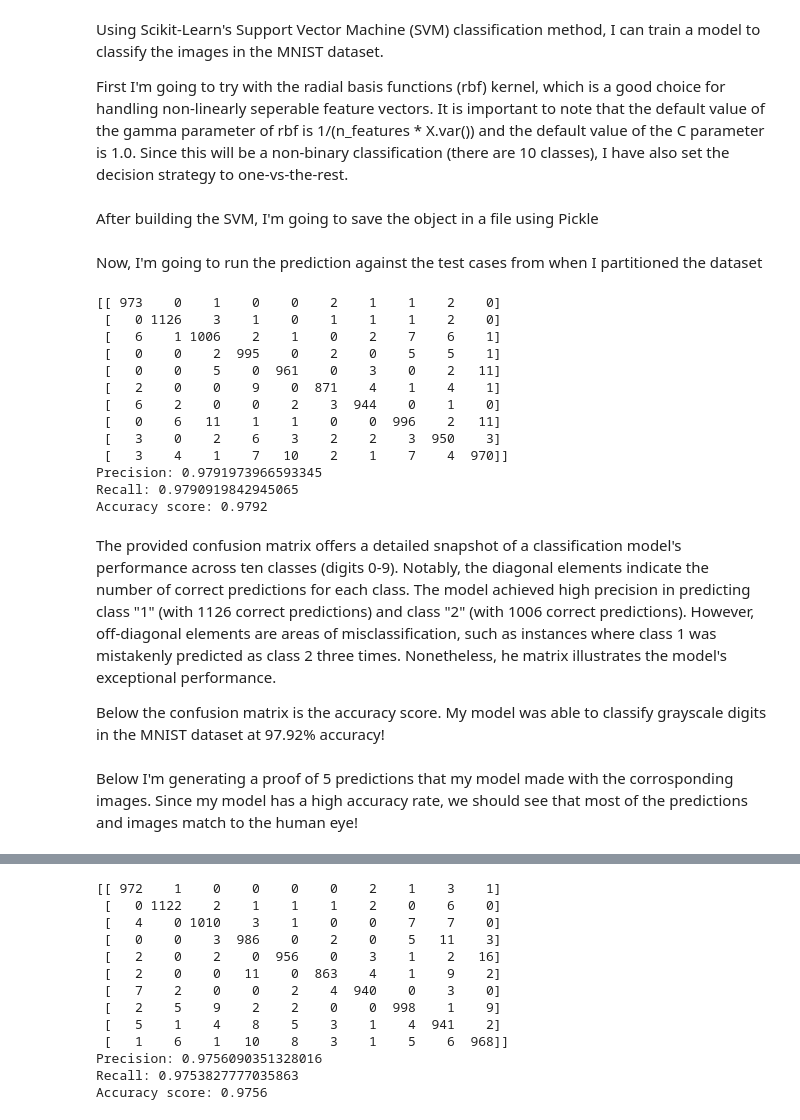
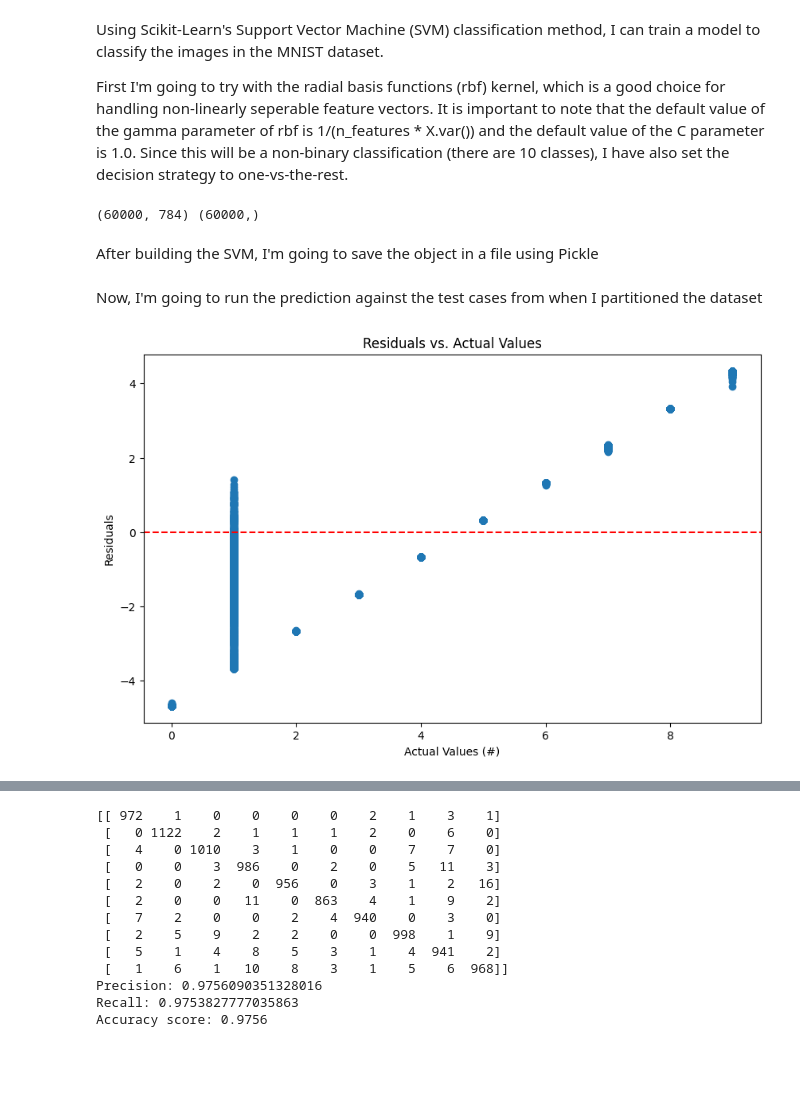
Before and after one commit to micahborg/MNIST_guesser, a Jupyter notebook: model_script.ipynb, the cells around one changed output, grey strips where cells are left out. Cells and saved outputs as stored; diff of their text form; code cells hidden in the pictures; blank space fills up the shorter version.

```diff
--- a/model_script.ipynb
+++ b/model_script.ipynb
@@ -38,13 +44,8 @@ Using Scikit-Learn's Support Vector Machine (SVM) classification method, I can t
 
 First I'm going to try with the radial basis functions (rbf) kernel, which is a good choice for handling non-linearly seperable feature vectors. It is important to note that the default value of the gamma parameter of rbf is 1/(n_features * X.var()) and the default value of the C parameter is 1.0. Since this will be a non-binary classification (there are 10 classes), I have also set the decision strategy to one-vs-the-rest.
 # %%
-from sklearn.svm import SVC
-from sklearn.multiclass import OneVsRestClassifier
-svm = SVC(kernel='rbf', decision_function_shape='ovr', random_state=0)
-svm = svm.fit(X_train, y_train) # train the model on the training data and use OneVsRestClassifier to handle multiclass classification
-
-# from svm import SVM
-# svm = SVM()
-# svm.fit(X_train, y_train)
+svm = SVR(kernel='rbf', C=1e3, gamma=0.1) # create a SVM model
+print(X_train.shape, y_train.shape)
+svm = svm.fit(X_train, y_train) # train the model on the training data
+# %% [output]
+(60000, 784) (60000,)
-# %% [markdown]
-After building the SVM, I'm going to save the object in a file using Pickle
@@ -53,0 +52,2 @@ pickle.dump(svm, open('svm_model.pkl', 'wb'))
+# %% [markdown]
+After building the SVM, I'm going to save the object in a file using Pickle
@@ -56,29 +60,13 @@ Now, I'm going to run the prediction against the test cases from when I partitio
 # %%
 y_pred = svm.predict(X_test)
 # %%
-from sklearn.metrics import confusion_matrix, accuracy_score, precision_score, recall_score
-cm = confusion_matrix(y_test, y_pred)
-print(cm)
-print("Precision:", precision_score(y_test, y_pred, average="macro"))
-print("Recall:", recall_score(y_test, y_pred, average="macro"))
-print("Accuracy score:", accuracy_score(y_test, y_pred))
+residuals = y_test - y_pred
+plt.figure(figsize=(10, 6))
+plt.scatter(y_test, residuals)
+plt.title('Residuals vs. Actual Values')
+plt.xlabel('Actual Values (#)')
+plt.ylabel('Residuals')
+plt.axhline(y=0, color='r', linestyle='--')
+plt.show()
 # %% [output]
-[[ 973    0    1    0    0    2    1    1    2    0]
- [   0 1126    3    1    0    1    1    1    2    0]
- [   6    1 1006    2    1    0    2    7    6    1]
- [   0    0    2  995    0    2    0    5    5    1]
- [   0    0    5    0  961    0    3    0    2   11]
- [   2    0    0    9    0  871    4    1    4    1]
- [   6    2    0    0    2    3  944    0    1    0]
- [   0    6   11    1    1    0    0  996    2   11]
- [   3    0    2    6    3    2    2    3  950    3]
- [   3    4    1    7   10    2    1    7    4  970]]
-Precision: 0.9791973966593345
-Recall: 0.9790919842945065
-Accuracy score: 0.9792
+[figure, added]
-# %% [markdown]
-The provided confusion matrix offers a detailed snapshot of a classification model's performance across ten classes (digits 0-9). Notably, the diagonal elements indicate the number of correct predictions for each class. The model achieved high precision in predicting class "1" (with 1126 correct predictions) and class "2" (with 1006 correct predictions). However, off-diagonal elements are areas of misclassification, such as instances where class 1 was mistakenly predicted as class 2 three times. Nonetheless, he matrix illustrates the model's exceptional performance.
-
-Below the confusion matrix is the accuracy score. My model was able to classify grayscale digits in the MNIST dataset at 97.92% accuracy!
-# %% [markdown]
-Below I'm generating a proof of 5 predictions that my model made with the corrosponding images. Since my model has a high accuracy rate, we should see that most of the predictions and images match to the human eye!
```
Also changed, not shown: parts of 18 cells of this notebook, 3 other files.
